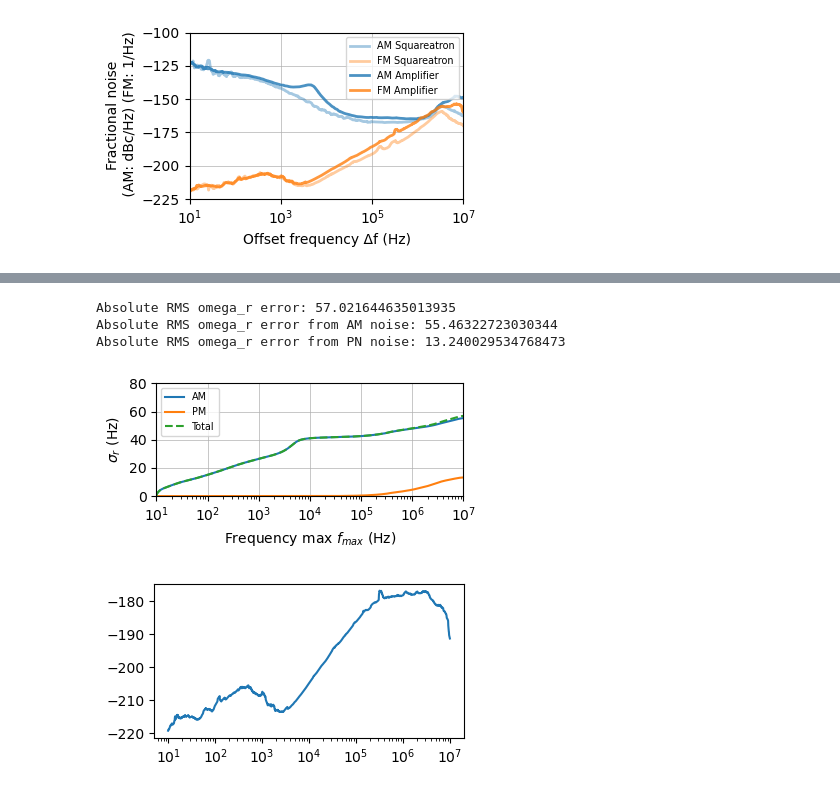
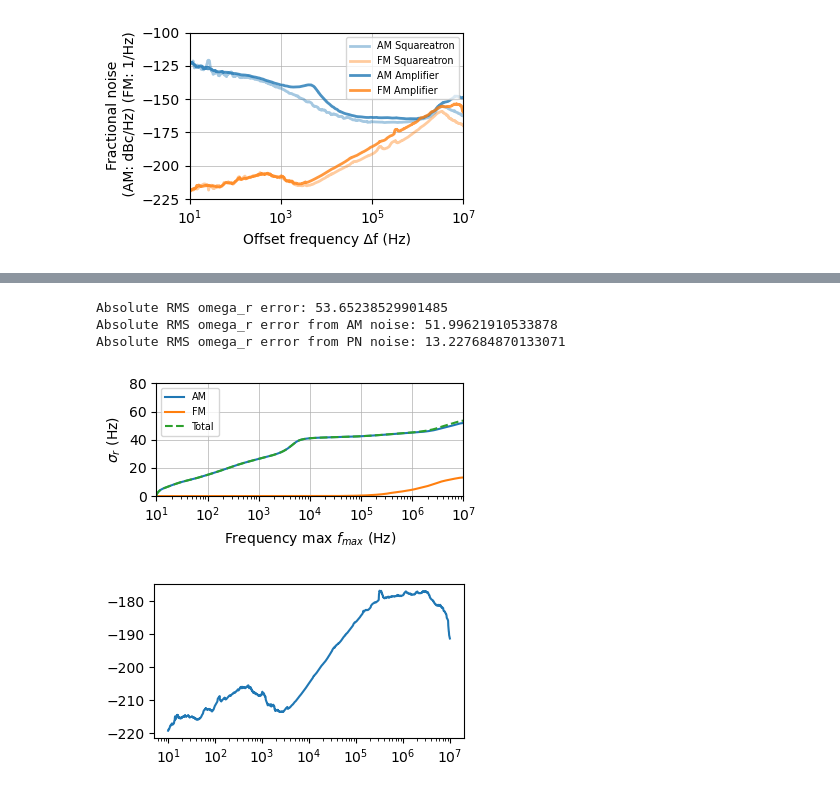
Before and after one commit to DonovanWebb/thesis, a Jupyter notebook: figures/make_figure/ch3/rf/resonator_H/resonator_H.ipynb, the cells around one changed output, grey strips where cells are left out. Saved outputs shown, nothing was run; the diff lists cells and outputs as text; code cells hidden in the pictures.

```diff
--- a/figures/make_figure/ch3/rf/resonator_H/resonator_H.ipynb
+++ b/figures/make_figure/ch3/rf/resonator_H/resonator_H.ipynb
@@ -489,6 +461,8 @@ Linear fit coefficients: [  -7.47560461 -117.00328761]
 # %%
 # Output AM noise from both sources
 delta_f = 0.0e3
+f0 = 3.67847e7
+f0 = 3.67967e7
 am_out, g_aa, g_pa, pn_out = am_noise_after_filter(
     offsets_hz=frequencies,
     carrier_hz=f0+delta_f,
@@ -530,5 +504,5 @@ plt.ylim(-220, -100)
 plt.legend(fontsize="x-small", ncol=2)
 path = "../../../pdf_figure/ch2/res_am_noise.pdf"
 plt.tight_layout()
-plt.savefig(path)
+# plt.savefig(path)
 # %% [output]
@@ -573,37 +548,37 @@ print("Absolute RMS omega_r error from AM noise:", omega_r_rms_error_am)
 frac_rms_error_pn = np.sqrt(np.trapezoid(S_frac_freq[mask], freqs[mask]))
 omega_r_rms_error_pn = omega_r0 * frac_rms_error_pn
 print("Absolute RMS omega_r error from PN noise:", omega_r_rms_error_pn)
 
 # plot cumulative contributions
 cumulative_am = np.sqrt(np.cumsum(S_alpha[mask] * np.diff(freqs[mask], prepend=freqs[mask][0])))* omega_r0
 cumulative_pn = np.sqrt(np.cumsum(S_frac_freq[mask] * np.diff(freqs[mask], prepend=freqs[mask][0])))* omega_r0
 cumulative_fm = np.sqrt(np.cumsum(S_frac_freq_2[mask] * np.diff(freqs[mask], prepend=freqs[mask][0])))* omega_r0
 plt.figure(figsize=(4, 2))
 plt.plot(freqs[mask], cumulative_am, label="AM")
-plt.plot(freqs[mask], cumulative_pn, label="PM")
+plt.plot(freqs[mask], cumulative_pn, label="FM")
 cumulative_tot = np.sqrt(cumulative_am**2 + cumulative_pn**2)
 plt.plot(freqs[mask], cumulative_tot, label="Total", linestyle="--")
 # plt.plot(freqs[mask], cumulative_fm, label="Cumulative RMS error from FM noise", linestyle="--")
 
 plt.xscale("log")
 plt.xlabel("Frequency max $f_{max}$ (Hz)")
 plt.ylabel("$\\sigma_r$ (Hz)")
 plt.grid(True, which="major", lw =0.5)
 plt.xlim(1e1, 1e7)
 plt.ylim(0, 80)
-path = "../../../pdf_figure/ch2/res_cumulative_noise.pdf"
+path = "../../../../pdf_figure/ch3/res_cumulative_noise.pdf"
 plt.tight_layout()
 plt.legend(fontsize="x-small")
 plt.savefig(path)
 
 # plot s freq
 plt.figure(figsize=(4, 2))
 SSB_freq = 10 * np.log10(S_frac_freq/2)  # Convert to dBc/Hz
 plt.plot(freqs[mask], SSB_freq[mask], label="Equivalent frequency noise from PM noise")
 plt.xscale("log")
 # %% [output]
-Absolute RMS omega_r error: 57.021644635013935
-Absolute RMS omega_r error from AM noise: 55.46322723030344
-Absolute RMS omega_r error from PN noise: 13.240029534768473
+Absolute RMS omega_r error: 53.65238529901485
+Absolute RMS omega_r error from AM noise: 51.99621910533878
+Absolute RMS omega_r error from PN noise: 13.227684870133071
-[figure, old version]
+[figure, new version]
 [figure]
```
Also changed, not shown: parts of 6 cells of this notebook, 33 other files.
